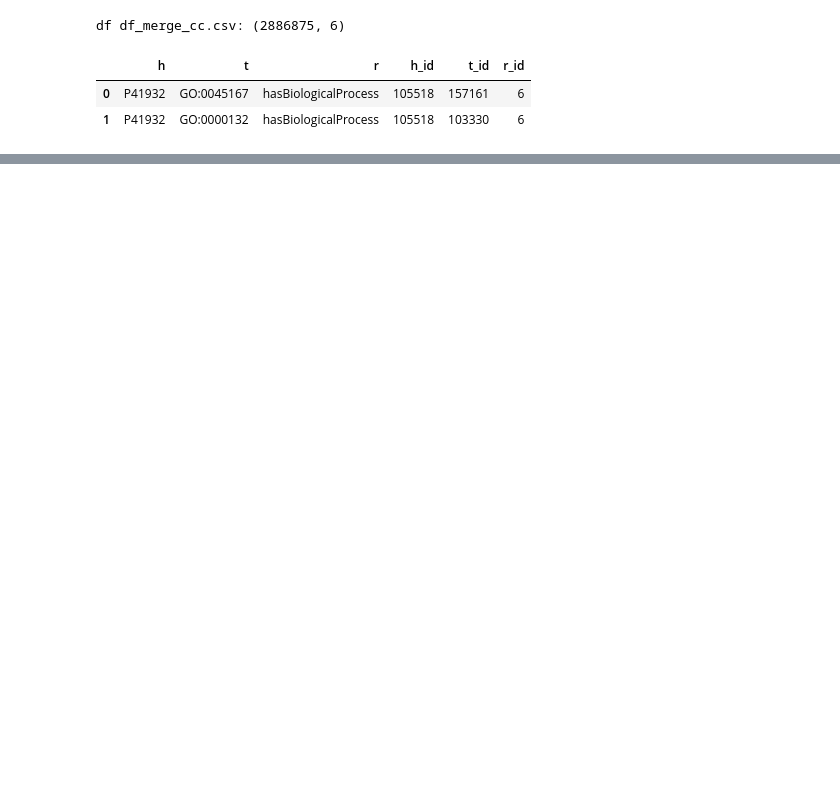
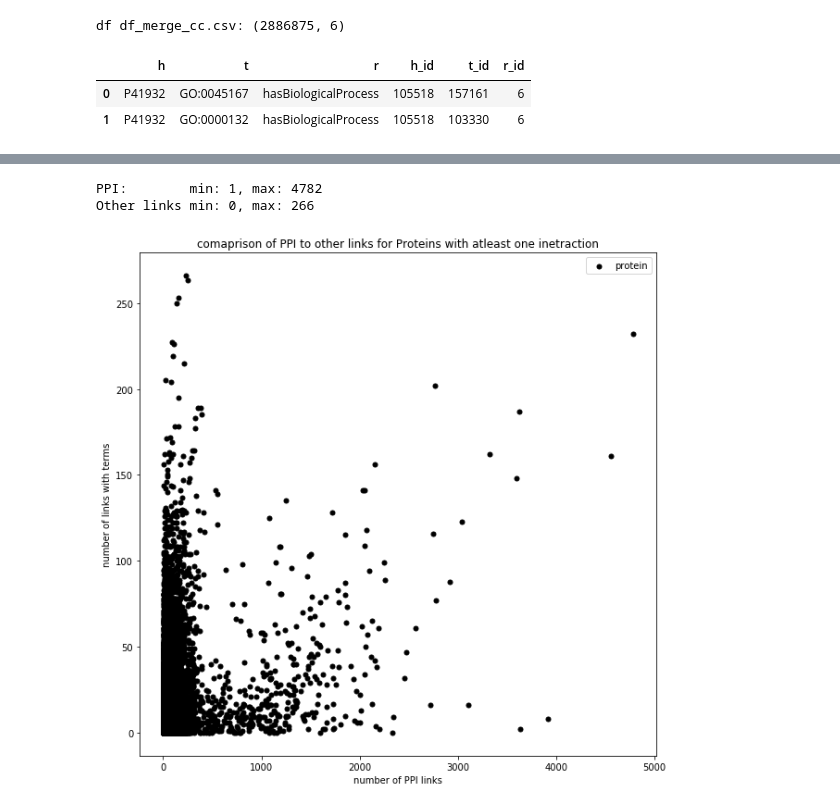
Before and after one commit to abbask/graphpattern2vec_bias, a Jupyter notebook: ProteinAnalysis.ipynb, the cells around one changed output, grey strips where cells are left out. Drawn from its saved outputs; the diff is of its cells as text; code cells hidden in the pictures; blank space fills up the shorter version.

```diff
--- a/ProteinAnalysis.ipynb
+++ b/ProteinAnalysis.ipynb
@@ -19,0 +32,4 @@ df df_merge_cc.csv: (2886875, 6)
+# %%
+df_int_grp = df_interact.groupby('h')['t'].count().reset_index(name = 'count')
+print('df_int_grp: {}'.format(df_int_grp.shape))
+df_int_grp.head(3)
@@ -19,0 +42,4 @@ df df_merge_cc.csv: (2886875, 6)
+# %%
+df_not_interact = df_m[~df_m['r'].isin(['interact'])]
+print('df_not_interact: {}'.format(df_not_interact.shape))
+df_not_interact.head(2)
@@ -19,0 +51,4 @@ df df_merge_cc.csv: (2886875, 6)
+# %%
+df_no_int_grp = df_not_interact.groupby('h')['t'].count().reset_index(name = 'count')
+print('df_no_int_grp: {}'.format(df_no_int_grp.shape))
+df_no_int_grp.head(2)
@@ -19,0 +60,14 @@ df df_merge_cc.csv: (2886875, 6)
+# %%
+d = dict()
+
+for i in tqdm(set_h):
+    c = df_int_grp.loc[df_int_grp['h'] == i, 'count'].values[0]
+    c_no = 0
+    s_no = df_no_int_grp.loc[df_no_int_grp['h'] == i, 'count']
+    if s_no.shape[0] > 0:
+        c_no = s_no.values[0]
+
+    if s_no.shape[0] > 1:
+        Print('Error {}'.format(i))
+
+    d[i] = (c, c_no)
@@ -19,0 +94,17 @@ df df_merge_cc.csv: (2886875, 6)
+# %%
+x,y = zip(*d.values())
+print('PPI:        min: {}, max: {}'.format(min(x), max(x)))
+print('Other links min: {}, max: {}'.format(min(y), max(y)))
+fig = plt.figure(figsize =(10,10))
+
+plt.scatter(x,y, label='protein', color='k', s=25, marker="o")
+
+plt.xlabel('number of PPI links')
+plt.ylabel('number of links with terms')
+plt.title('comaprison of PPI to other links for Proteins with atleast one inetraction')
+plt.legend()
+plt.show()
+# %% [output]
+PPI:        min: 1, max: 4782
+Other links min: 0, max: 266
+[figure, added]
```
Also changed, not shown: parts of 10 cells of this notebook, 2 other files.
